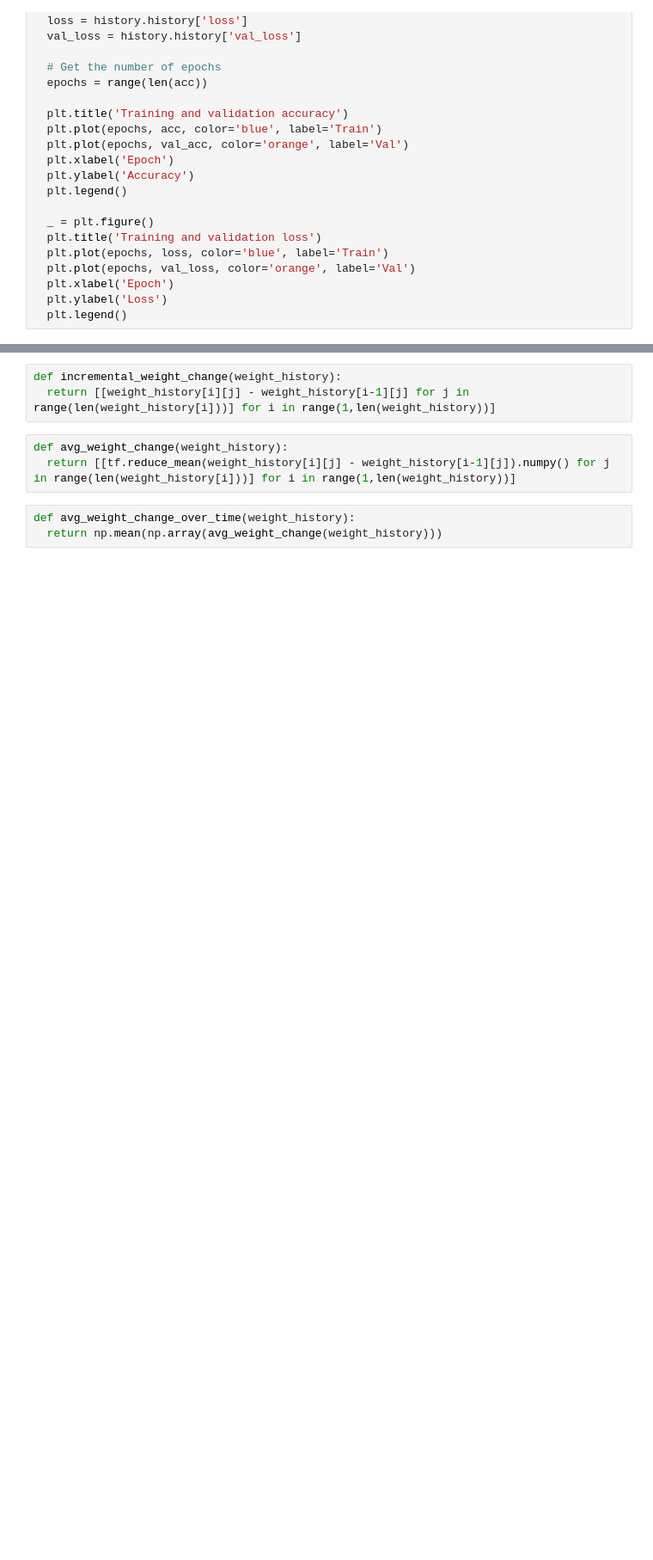
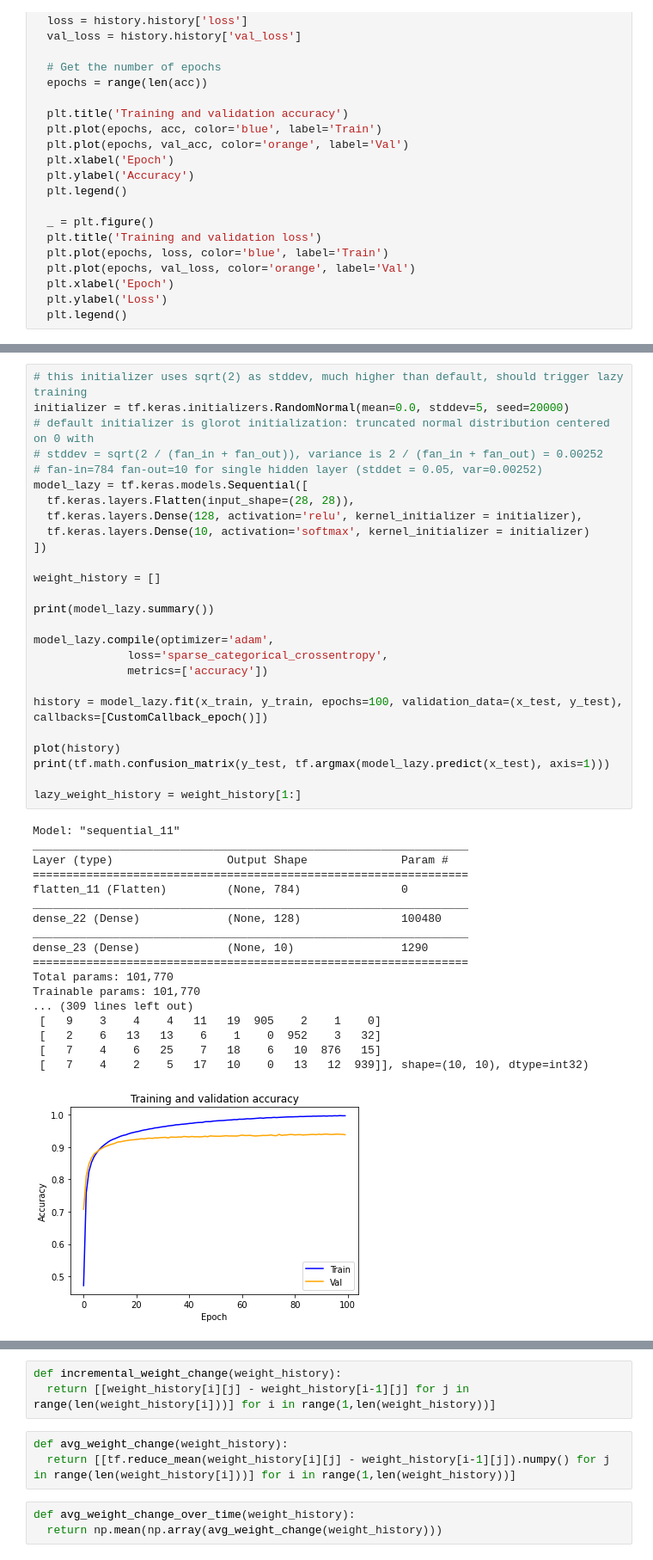
Before and after one commit to AlwaysSearching/Mathematics-of-Deep-Learning-Research-Project, a Jupyter notebook: active_lazy_experiment.ipynb, the cells around one changed output, grey strips where cells are left out. Shown at 86% size. Saved outputs shown, nothing was run; the diff lists cells and outputs as text; blank space fills up the shorter version.

```diff
--- a/active_lazy_experiment.ipynb
+++ b/active_lazy_experiment.ipynb
@@ -157,0 +205,45 @@ Trainable params: 101,770
+# %%
+# this initializer uses sqrt(2) as stddev, much higher than default, should trigger lazy training
+initializer = tf.keras.initializers.RandomNormal(mean=0.0, stddev=5, seed=20000)
+# default initializer is glorot initialization: truncated normal distribution centered on 0 with
+# stddev = sqrt(2 / (fan_in + fan_out)), variance is 2 / (fan_in + fan_out) = 0.00252
+# fan-in=784 fan-out=10 for single hidden layer (stddet = 0.05, var=0.00252)
+model_lazy = tf.keras.models.Sequential([
+  tf.keras.layers.Flatten(input_shape=(28, 28)),
+  tf.keras.layers.Dense(128, activation='relu', kernel_initializer = initializer),
+  tf.keras.layers.Dense(10, activation='softmax', kernel_initializer = initializer)
+])
+
+weight_history = []
+
+print(model_lazy.summary())
+
+model_lazy.compile(optimizer='adam',
+              loss='sparse_categorical_crossentropy',
+              metrics=['accuracy'])
+
+history = model_lazy.fit(x_train, y_train, epochs=100, validation_data=(x_test, y_test), callbacks=[CustomCallback_epoch()])
+
+plot(history)
+print(tf.math.confusion_matrix(y_test, tf.argmax(model_lazy.predict(x_test), axis=1)))
+
+lazy_weight_history = weight_history[1:]
+# %% [output]
+Model: "sequential_11"
+_________________________________________________________________
+Layer (type)                 Output Shape              Param #
+=================================================================
+flatten_11 (Flatten)         (None, 784)               0
+_________________________________________________________________
+dense_22 (Dense)             (None, 128)               100480
+_________________________________________________________________
+dense_23 (Dense)             (None, 10)                1290
+=================================================================
+Total params: 101,770
+Trainable params: 101,770
+... (309 lines left out)
+ [   9    3    4    4   11   19  905    2    1    0]
+ [   2    6   13   13    6    1    0  952    3   32]
+ [   7    4    6   25    7   18    6   10  876   15]
+ [   7    4    2    5   17   10    0   13   12  939]], shape=(10, 10), dtype=int32)
+[figure, added]
```
Also changed, not shown: parts of 16 cells of this notebook.
